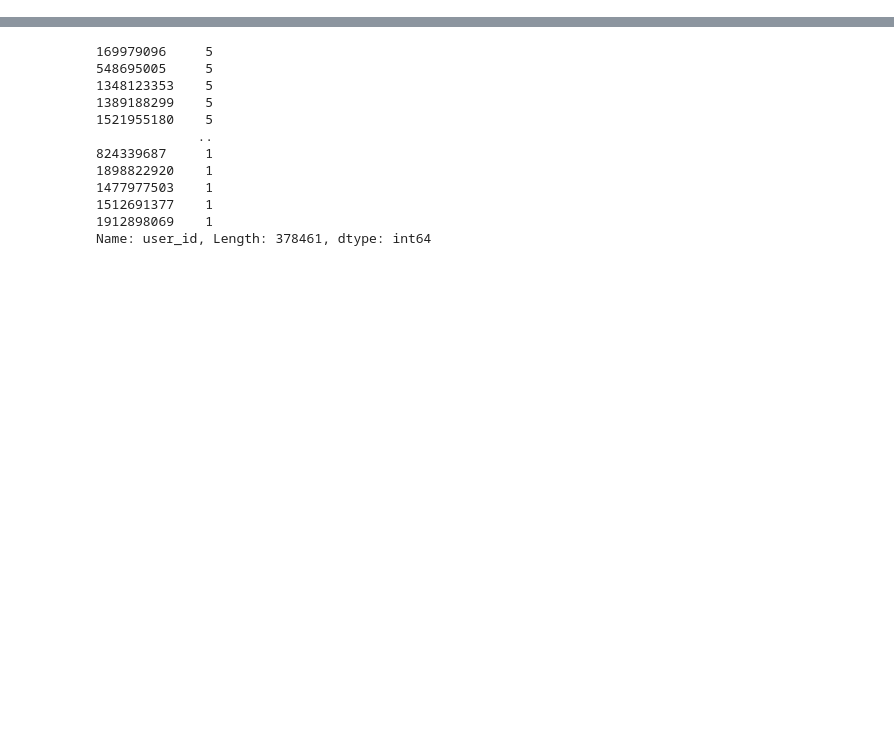
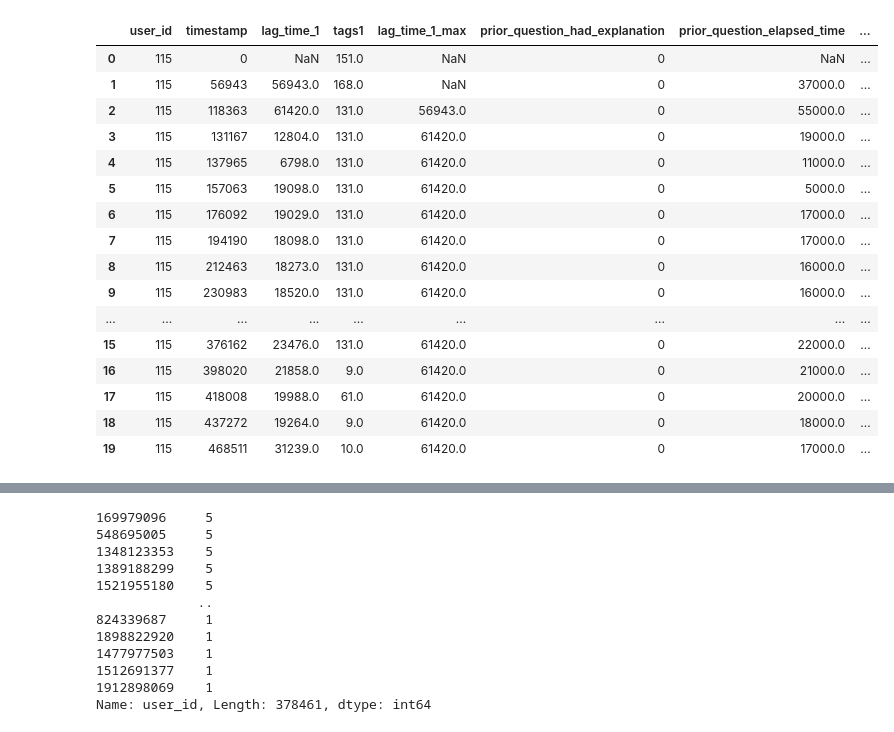
Before and after one commit to zakopuro/kaggle_Riiid, a Jupyter notebook: notebook/EDA3.ipynb, the cells around one changed output, grey strips where cells are left out. Saved outputs shown, nothing was run; the diff lists cells and outputs as text; code cells hidden in the pictures; blank space fills up the shorter version.

```diff
--- a/notebook/EDA3.ipynb
+++ b/notebook/EDA3.ipynb
@@ -30,0 +381,4 @@ df.head()
+# %%
+df = pd.concat([base,loop],axis=1)
+# %%
+df = df[:10000]
@@ -30,0 +387,22 @@ df.head()
+# %%
+df[['user_id','timestamp','lag_time_1','tags1','lag_time_1_max',
+    'prior_question_had_explanation',
+    'prior_question_elapsed_time','elapsed_time_user_avg']][:20]
+# %% [output]
+|  | user_id | timestamp | lag_time_1 | tags1 | lag_time_1_max | prior_question_had_explanation | prior_question_elapsed_time | ... |
+| 0 | 115 | 0 | NaN | 151.0 | NaN | 0 | NaN | ... |
+| 1 | 115 | 56943 | 56943.0 | 168.0 | NaN | 0 | 37000.0 | ... |
+| 2 | 115 | 118363 | 61420.0 | 131.0 | 56943.0 | 0 | 55000.0 | ... |
+| 3 | 115 | 131167 | 12804.0 | 131.0 | 61420.0 | 0 | 19000.0 | ... |
+| 4 | 115 | 137965 | 6798.0 | 131.0 | 61420.0 | 0 | 11000.0 | ... |
+| 5 | 115 | 157063 | 19098.0 | 131.0 | 61420.0 | 0 | 5000.0 | ... |
+| 6 | 115 | 176092 | 19029.0 | 131.0 | 61420.0 | 0 | 17000.0 | ... |
+| 7 | 115 | 194190 | 18098.0 | 131.0 | 61420.0 | 0 | 17000.0 | ... |
+| 8 | 115 | 212463 | 18273.0 | 131.0 | 61420.0 | 0 | 16000.0 | ... |
+| 9 | 115 | 230983 | 18520.0 | 131.0 | 61420.0 | 0 | 16000.0 | ... |
+| ... | ... | ... | ... | ... | ... | ... | ... | ... |
+| 15 | 115 | 376162 | 23476.0 | 131.0 | 61420.0 | 0 | 22000.0 | ... |
+| 16 | 115 | 398020 | 21858.0 | 9.0 | 61420.0 | 0 | 21000.0 | ... |
+| 17 | 115 | 418008 | 19988.0 | 61.0 | 61420.0 | 0 | 20000.0 | ... |
+| 18 | 115 | 437272 | 19264.0 | 9.0 | 61420.0 | 0 | 18000.0 | ... |
+| 19 | 115 | 468511 | 31239.0 | 10.0 | 61420.0 | 0 | 17000.0 | ... |
```
Also changed, not shown: parts of 68 cells of this notebook, 24 other files.
